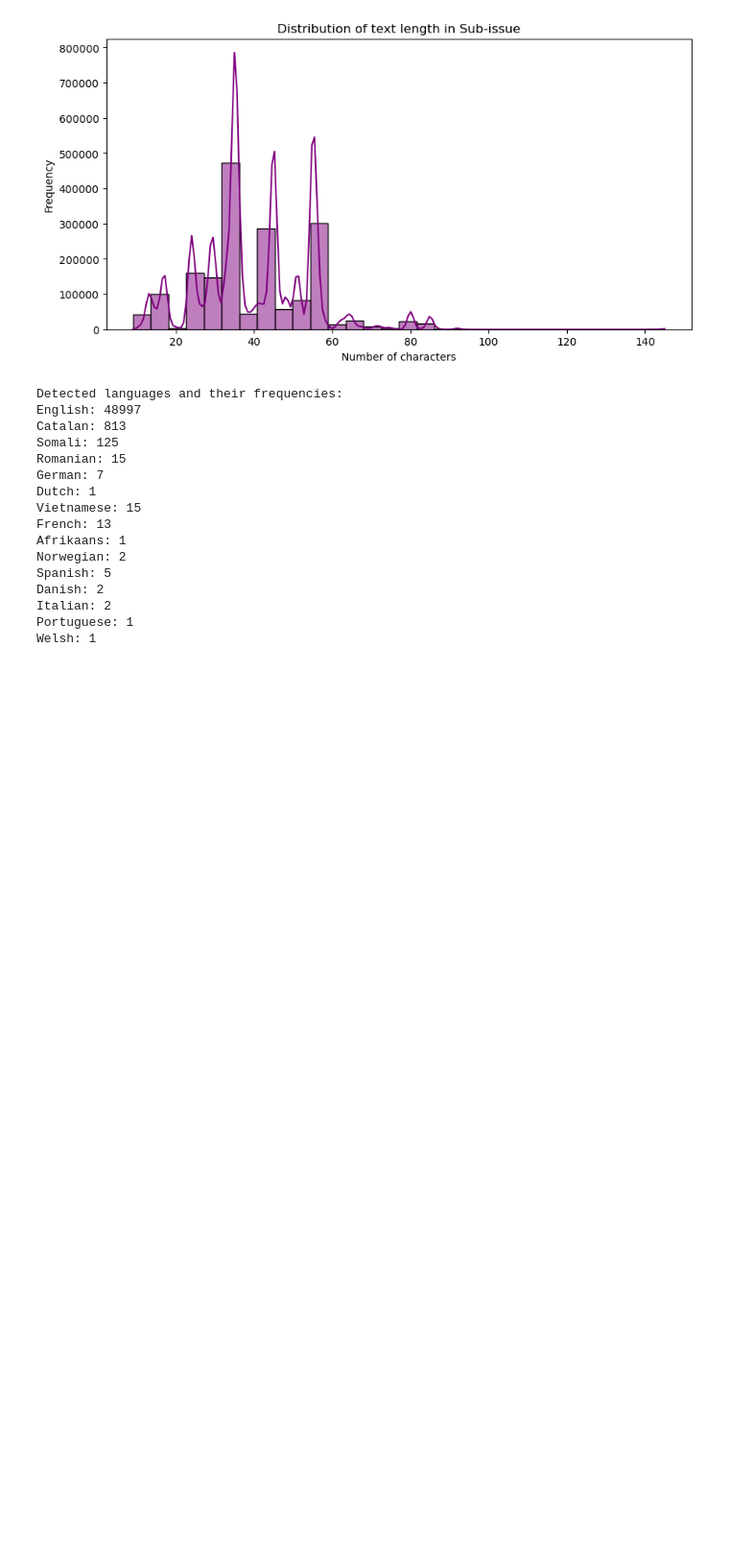
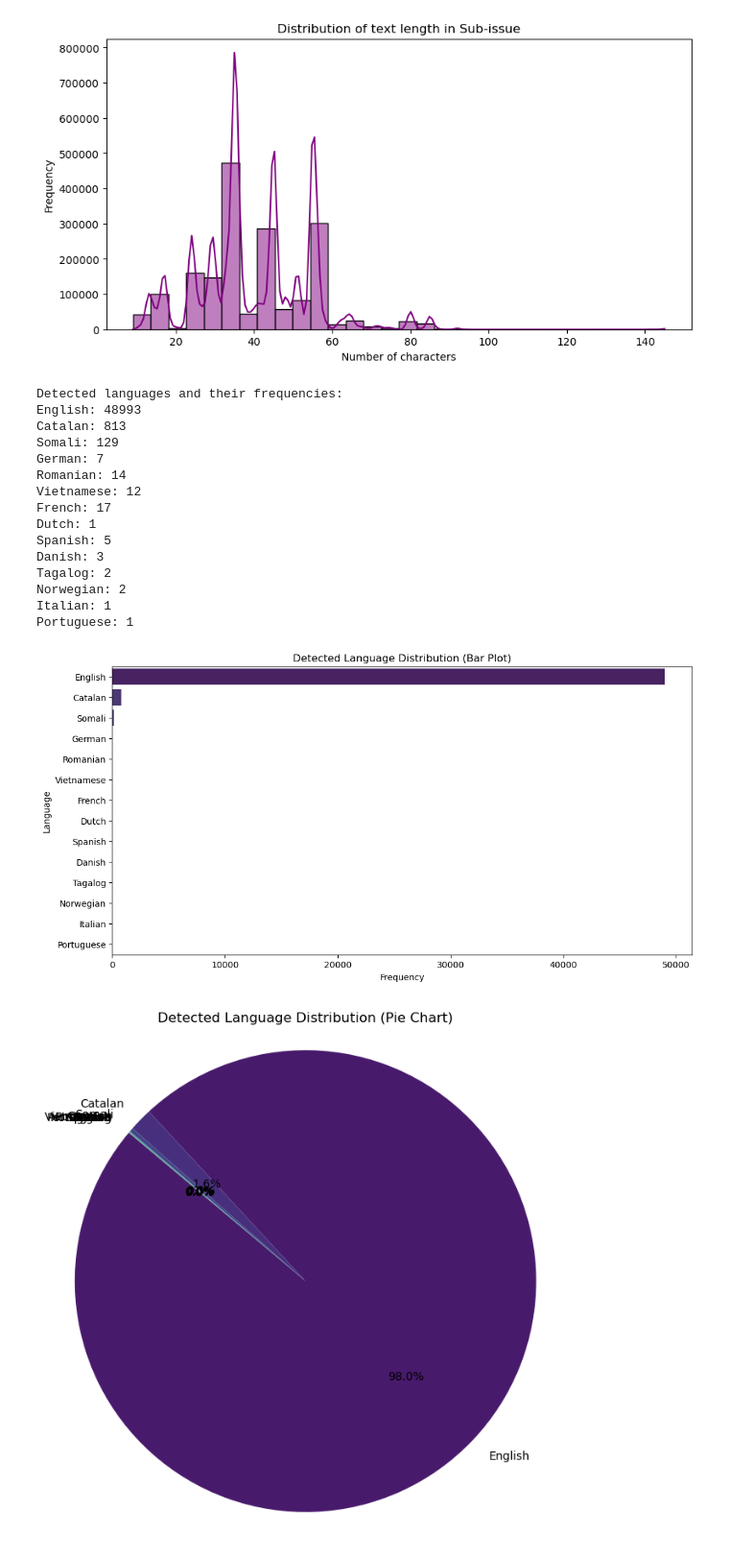
Before and after one commit to edu-2107/Y4S2-NLP, a Jupyter notebook: project/analysis.ipynb, the cells around one changed output. Shown at 96% size. Drawn from its saved outputs; the diff is of its cells as text; code cells hidden in the pictures; blank space fills up the shorter version.

Commit message:
bar plot e pie chart das linguas

```diff
--- a/project/analysis.ipynb
+++ b/project/analysis.ipynb
@@ -126,6 +126,29 @@ def detect_languages(df, column, sample_size=50000):
     for lang_code, count in lang_counts.items():
         lang_name = LANGUAGE_MAP.get(lang_code, lang_code)
         print(f"{lang_name}: {count}")
+
+    return Counter(detected_languages)
+
+
+def plot_language_distribution(lang_counts):
+    """Plots the distribution of detected languages."""
+    lang_labels = [LANGUAGE_MAP.get(lang, lang) for lang in lang_counts.keys()]
+    counts = list(lang_counts.values())
+
+    # Bar plot
+    plt.figure(figsize=(12, 6))
+    sns.barplot(x=counts, y=lang_labels, palette="viridis")
+    plt.xlabel("Frequency")
+    plt.ylabel("Language")
+    plt.title("Detected Language Distribution (Bar Plot)")
+    plt.show()
+
+    # Pie chart
+    plt.figure(figsize=(8, 8))
+    plt.pie(counts, labels=lang_labels, autopct="%1.1f%%", startangle=140, colors=sns.color_palette("viridis", len(lang_labels)))
+    plt.title("Detected Language Distribution (Pie Chart)")
+    plt.axis("equal")  # Equal aspect ratio ensures that pie is drawn as a circle.
+    plt.show()
 # %%
 missing_values(df)
 # %% [output]
@@ -173,24 +196,28 @@ text_length_distribution(df, 'Sub-issue')
 [figure]
 [figure]
 # %%
-detect_languages(df, 'narrative')
+lang_detects = detect_languages(df, 'narrative')
 # %% [output]
 Detected languages and their frequencies:
-English: 48997
+English: 48993
 Catalan: 813
-Somali: 125
-Romanian: 15
+Somali: 129
 German: 7
+Romanian: 14
+Vietnamese: 12
+French: 17
 Dutch: 1
-Vietnamese: 15
-French: 13
-Afrikaans: 1
+Spanish: 5
+Danish: 3
+Tagalog: 2
 Norwegian: 2
-Spanish: 5
-Danish: 2
-Italian: 2
+Italian: 1
 Portuguese: 1
-Welsh: 1
+# %%
+plot_language_distribution(lang_detects)
+# %% [output]
+[figure, added]
+[figure, added]
 # %%
 def clean_text(text):
     return re.sub(r'\b(x+\s*)+\b', '', text, flags=re.IGNORECASE).strip()
```
Also changed, not shown: parts of 1 cell of this notebook.
